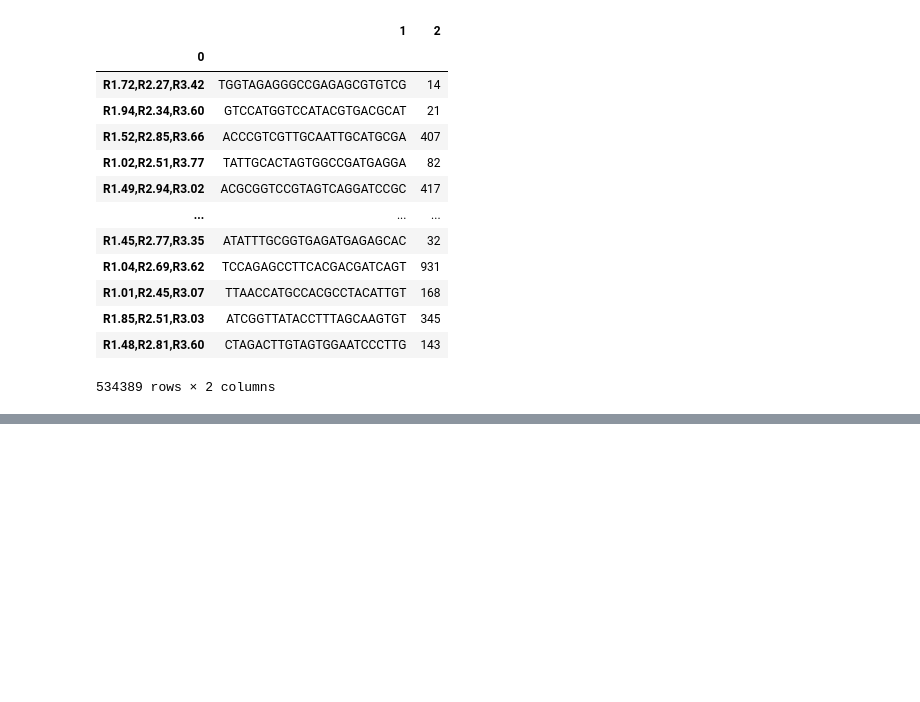
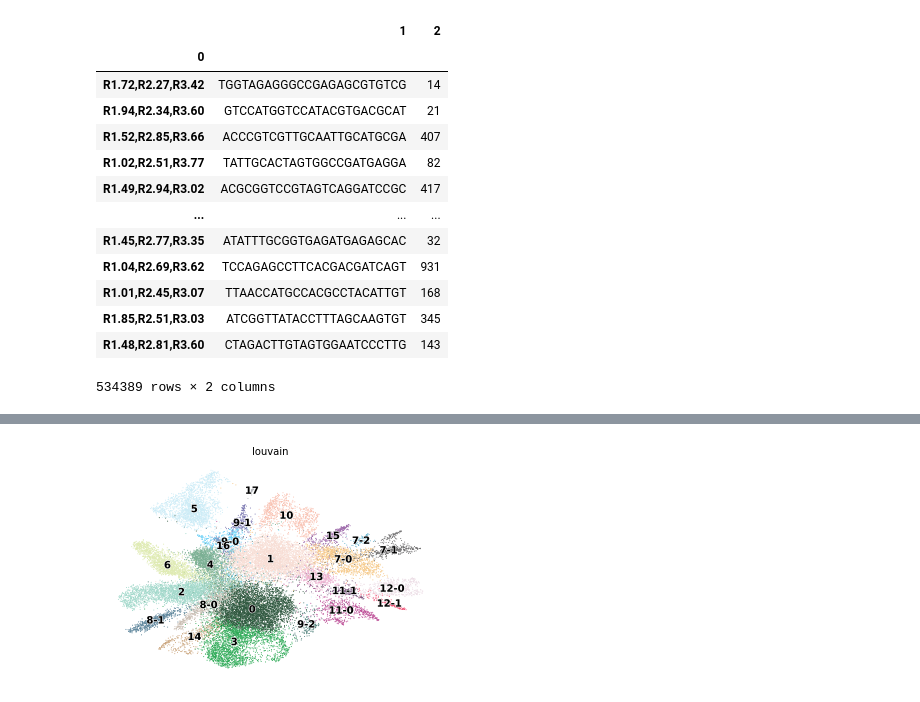
Before and after one commit to sanderlab/scPerturb, a Jupyter notebook: dataset_processing/JoungZhang2023.ipynb, the cells around one changed output, grey strips where cells are left out. Saved outputs shown, nothing was run; the diff lists cells and outputs as text; code cells hidden in the pictures; blank space fills up the shorter version.

```diff
--- a/dataset_processing/JoungZhang2023.ipynb
+++ b/dataset_processing/JoungZhang2023.ipynb
@@ -95,0 +226,4 @@ df = pd.read_csv(path / 'GSM6719979_210322_TFmap_S10.csv.gz', index_col=0, heade
+# %%
+scv.pl.scatter(bdata, color='louvain', legend_loc='on data')
+# %% [output]
+[figure, added]
```
Also changed, not shown: parts of 44 cells of this notebook, 5 other files.
